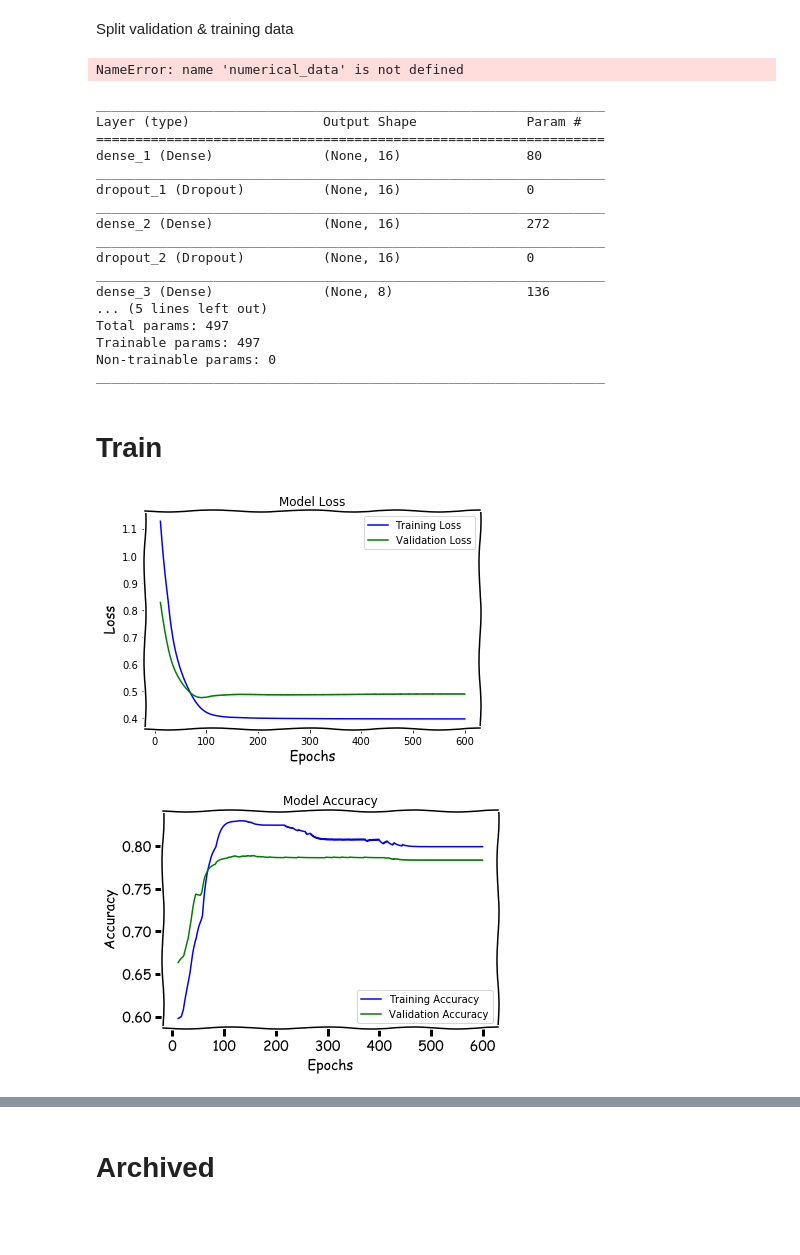
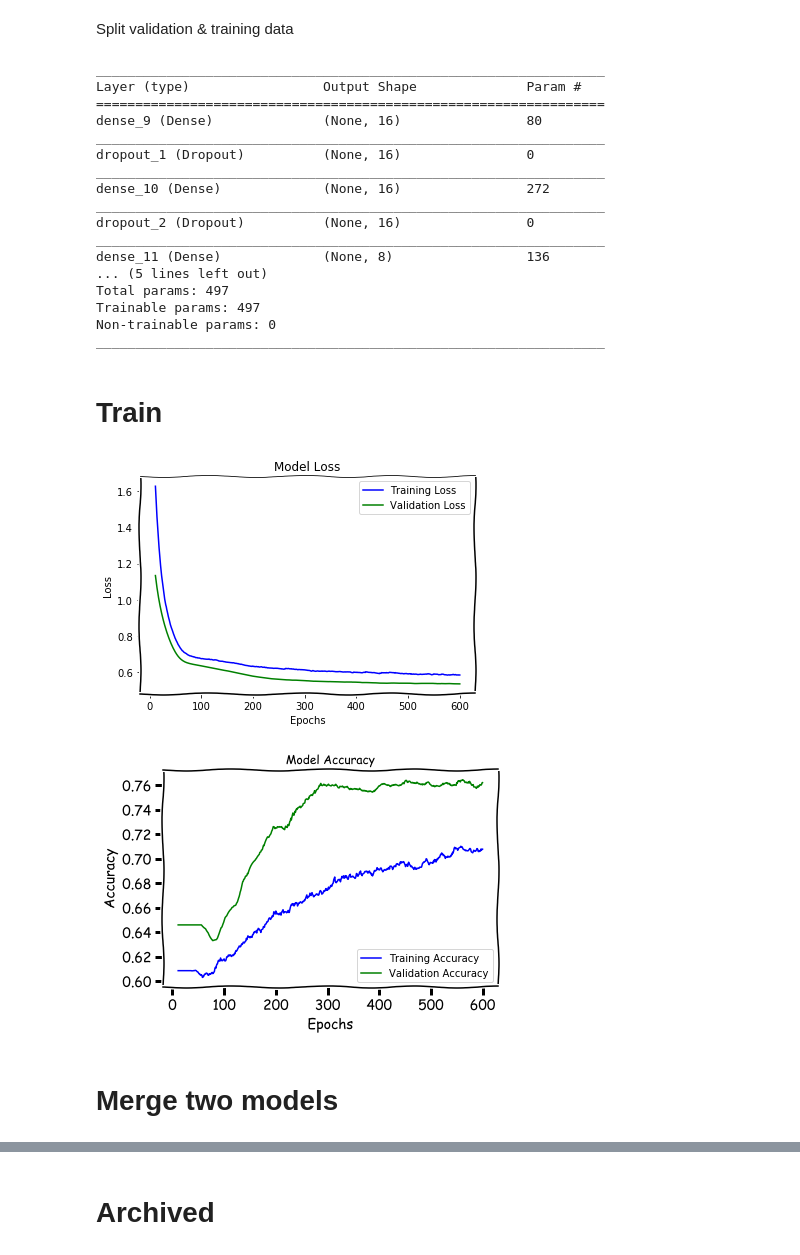
Before and after one commit to whyboris/ml-with-python-and-keras, a Jupyter notebook: titanic/titanic.ipynb, the cells around one changed output, grey strips where cells are left out. Drawn from its saved outputs; the diff is of its cells as text; code cells hidden in the pictures; blank space fills up the shorter version.

Commit message:
draft of using 2 inputs

```diff
--- a/titanic/titanic.ipynb
+++ b/titanic/titanic.ipynb
@@ -343,12 +397,12 @@ df.head(10)
 
 _this is important because the original data may not be (and in this case is not) random_
 # %%
-df = df.sample(frac=1)
+result = result.sample(frac=1)
 # %% [markdown]
 Split validation & training data
 # %%
-x_data = df[numerical_data]
-y_data = df['Survived']
+x_data = result[numerical_data]
+y_data = result['Survived']
 
 cutoff = round(0.8 * len(x_data))
 
@@ -357,35 +411,33 @@ y_train = y_data[:cutoff]
 
 x_validation = x_data[cutoff:]
 y_validation = y_data[cutoff:]
-# %% [output]
-NameError: name 'numerical_data' is not defined
 # %%
-backend.clear_session()
+# backend.clear_session()
 
-model = models.Sequential()
-model.add(layers.Dense(16, activation='relu', input_shape=(4,)))
-model.add(layers.Dropout(0.1))
-model.add(layers.Dense(16, activation='relu'))
-model.add(layers.Dropout(0.1))
-model.add(layers.Dense(8, activation='relu'))
-model.add(layers.Dropout(0.1))
-model.add(layers.Dense(1))
-model.compile(optimizer='rmsprop', loss='binary_crossentropy', metrics=['accuracy'])
+model_num = models.Sequential()
+model_num.add(layers.Dense(16, activation='relu', input_shape=(4,)))
+model_num.add(layers.Dropout(0.1))
+model_num.add(layers.Dense(16, activation='relu'))
+model_num.add(layers.Dropout(0.1))
+model_num.add(layers.Dense(8, activation='relu'))
+model_num.add(layers.Dropout(0.1))
+model_num.add(layers.Dense(1))
+model_num.compile(optimizer='rmsprop', loss='binary_crossentropy', metrics=['accuracy'])
 
-model.summary()
+model_num.summary()
 # %% [output]
 _________________________________________________________________
 Layer (type)                 Output Shape              Param #
 =================================================================
-dense_1 (Dense)              (None, 16)                80
+dense_9 (Dense)              (None, 16)                80
 _________________________________________________________________
 dropout_1 (Dropout)          (None, 16)                0
 _________________________________________________________________
-dense_2 (Dense)              (None, 16)                272
+dense_10 (Dense)             (None, 16)                272
 _________________________________________________________________
 dropout_2 (Dropout)          (None, 16)                0
 _________________________________________________________________
-dense_3 (Dense)              (None, 8)                 136
+dense_11 (Dense)             (None, 8)                 136
 ... (5 lines left out)
 Total params: 497
 Trainable params: 497
@@ -394,25 +446,27 @@ _________________________________________________________________
 # %% [markdown]
 # Train
 # %%
-history = model.fit(x_train,
-                    y_train,
-                    epochs=600,
-                    batch_size=len(x_train),
-                    verbose=0,
-                    validation_data=(x_validation, y_validation))
+history_num = model_num.fit(x_train,
+                            y_train,
+                            epochs=600,
+                            batch_size=len(x_train),
+                            verbose=0,
+                            validation_data=(x_validation, y_validation))
 # %%
-loss = smooth_curve(history.history['loss'])
-val_loss = smooth_curve(history.history['val_loss'])
+loss_num = smooth_curve(history_num.history['loss'])
+val_loss_num = smooth_curve(history_num.history['val_loss'])
 
-epochs = range(1, len(loss) + 1)
+epochs = range(1, len(loss_num) + 1)
 
-plot_this(epochs, loss, val_loss, 'Loss')
+plot_this(epochs, loss_num, val_loss_num, 'Loss')
 # %% [output]
-[figure, old version]
+[figure, new version]
 # %%
-accuracy = smooth_curve(history.history['acc'])
-val_acc = smooth_curve(history.history['val_acc'])
+accuracy_num = smooth_curve(history_num.history['acc'])
+val_acc_num = smooth_curve(history_num.history['val_acc'])
 
-plot_this(epochs, accuracy, val_acc, 'Accuracy')
+plot_this(epochs, accuracy_num, val_acc_num, 'Accuracy')
 # %% [output]
-[figure, old version]
+[figure, new version]
+# %% [markdown]
+# Merge two models
```
Also changed, not shown: parts of 34 cells of this notebook, 2 other files.
